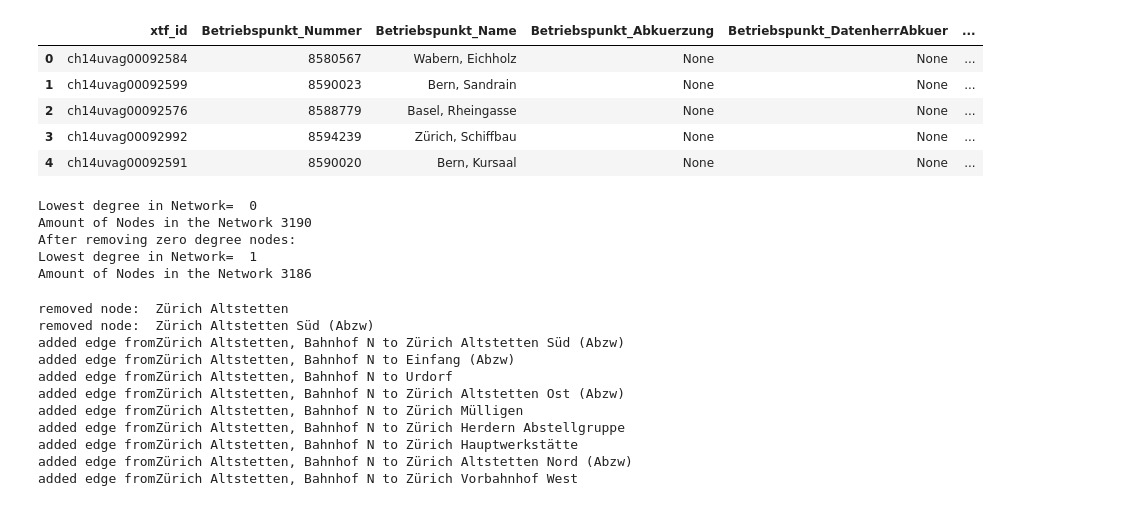
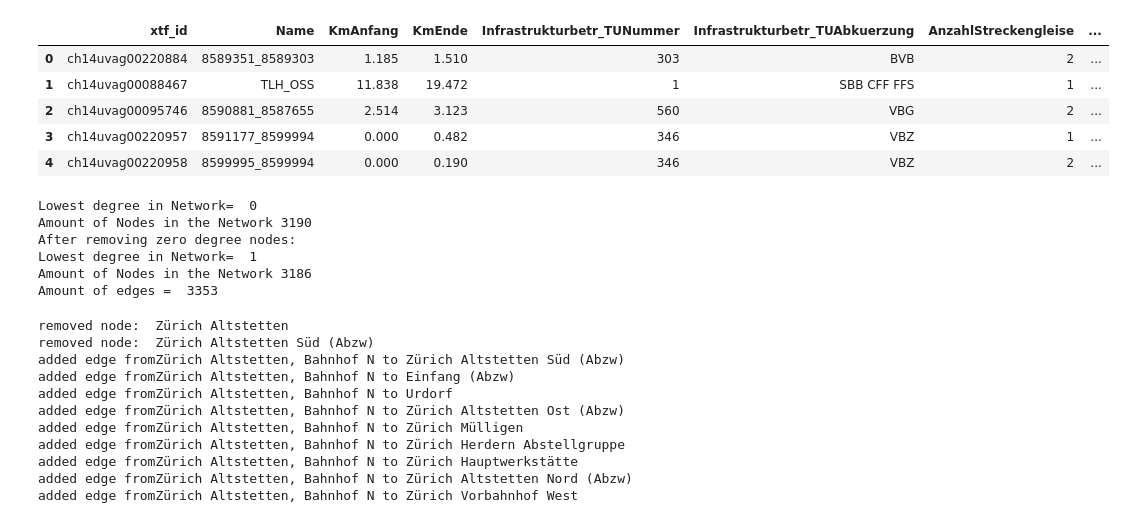
Before and after one commit to mathiasluethi/network-science-final-project, a Jupyter notebook: Network with merged nodes.ipynb, the cells around one changed output. Cells and saved outputs as stored; diff of their text form; code cells hidden in the pictures.

```diff
--- a/Network with merged nodes.ipynb
+++ b/Network with merged nodes.ipynb
@@ -9,20 +9,20 @@ import numpy as np
 from math import sin, cos, sqrt, atan2, radians
 # %%
 #create a list of layers with in a file geodatabase
-layerlist = fiona.listlayers('./Schienennetz_LV03_20171210.gdb')
+layerlist = fiona.listlayers('./Schienennetz_LV95_20171210.gdb')
 #print(layerlist)
-netzknoten = gpd.read_file('./Schienennetz_LV03_20171210.gdb',layer='Netzknoten')
+netzknoten = gpd.read_file('./Schienennetz_LV95_20171210.gdb',layer='Netzknoten')
 netzknoten = netzknoten.to_crs(epsg = 4326)
-display(netzknoten.head())
-netzsegment = gpd.read_file('./Schienennetz_LV03_20171210.gdb',layer='Netzsegment')
-#display(netzsegment.head())
+#display(netzknoten.head())
+netzsegment = gpd.read_file('./Schienennetz_LV95_20171210.gdb',layer='Netzsegment')
+display(netzsegment.head())
 # %% [output]
-|  | xtf_id | Betriebspunkt_Nummer | Betriebspunkt_Name | Betriebspunkt_Abkuerzung | Betriebspunkt_DatenherrAbkuer | ... |
-| 0 | ch14uvag00092584 | 8580567 | Wabern, Eichholz | None | None | ... |
-| 1 | ch14uvag00092599 | 8590023 | Bern, Sandrain | None | None | ... |
-| 2 | ch14uvag00092576 | 8588779 | Basel, Rheingasse | None | None | ... |
-| 3 | ch14uvag00092992 | 8594239 | Zürich, Schiffbau | None | None | ... |
-| 4 | ch14uvag00092591 | 8590020 | Bern, Kursaal | None | None | ... |
+|  | xtf_id | Name | KmAnfang | KmEnde | Infrastrukturbetr_TUNummer | Infrastrukturbetr_TUAbkuerzung | AnzahlStreckengleise | ... |
+| 0 | ch14uvag00220884 | 8589351_8589303 | 1.185 | 1.510 | 303 | BVB | 2 | ... |
+| 1 | ch14uvag00088467 | TLH_OSS | 11.838 | 19.472 | 1 | SBB CFF FFS | 1 | ... |
+| 2 | ch14uvag00095746 | 8590881_8587655 | 2.514 | 3.123 | 560 | VBG | 2 | ... |
+| 3 | ch14uvag00220957 | 8591177_8599994 | 0.000 | 0.482 | 346 | VBZ | 1 | ... |
+| 4 | ch14uvag00220958 | 8599995_8599994 | 0.000 | 0.190 | 346 | VBZ | 2 | ... |
 # %%
 G = nx.Graph()
 for index, row in netzknoten.iterrows():
@@ -49,12 +49,14 @@ degree_sequence = [d for n, d in G.degree()]
 print("After removing zero degree nodes:")
 print("Lowest degree in Network= ",min(degree_sequence))
 print("Amount of Nodes in the Network",len(G.nodes()))
+print("Amount of edges = ", len(G.edges()))
 # %% [output]
 Lowest degree in Network=  0
 Amount of Nodes in the Network 3190
 After removing zero degree nodes:
 Lowest degree in Network=  1
 Amount of Nodes in the Network 3186
+Amount of edges =  3353
 # %%
 #Function to calculate the distance between two coordinate points
 def calculate_distance(x1,y1,x2,y2):
```
Also changed, not shown: parts of 6 cells of this notebook, 3 other files.
